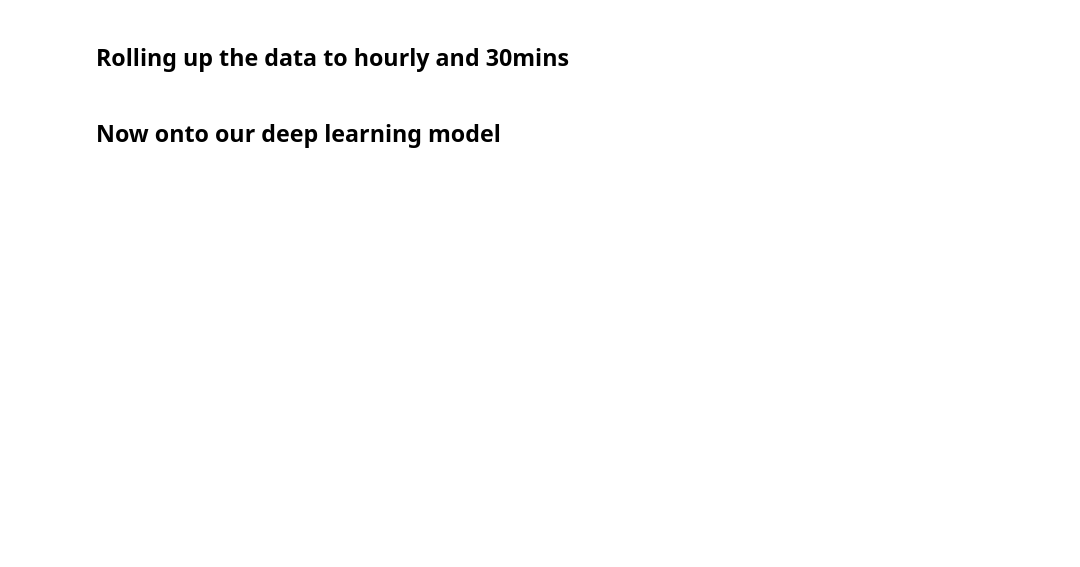
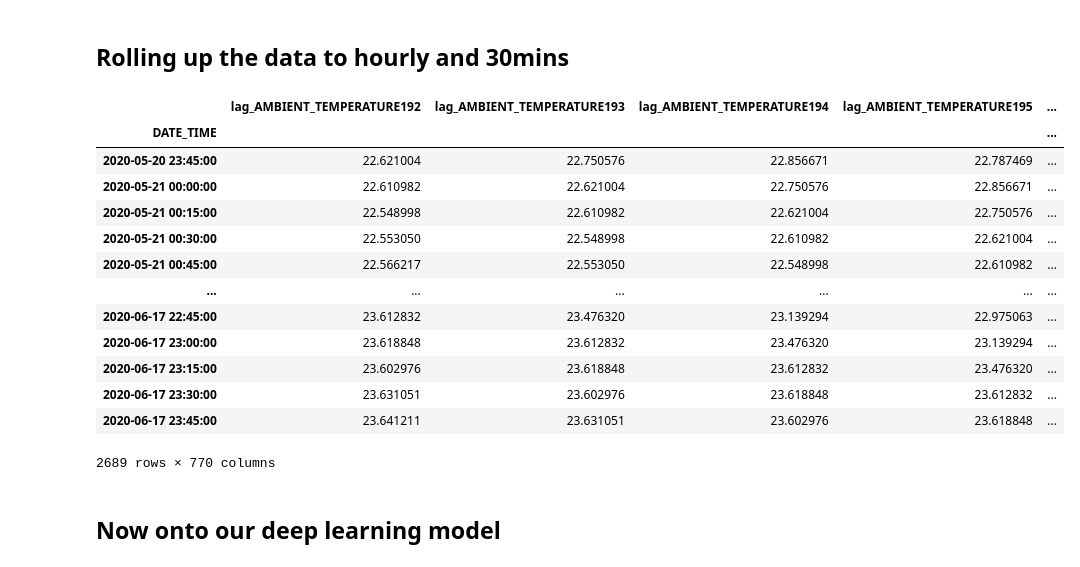
Before and after one commit to joshmdata/data-science-projects, a Jupyter notebook: time-series-forecasting-solar-power-generation.ipynb, the cells around one changed output. Cells and saved outputs as stored; diff of their text form; code cells hidden in the pictures; blank space fills up the shorter version.

```diff
--- a/time-series-forecasting-solar-power-generation.ipynb
+++ b/time-series-forecasting-solar-power-generation.ipynb
@@ -578,4 +572,21 @@ plt.plot(X[X.index > '2020-06-10'].index, y_baseline[X.index > '2020-06-10'], al
 # %% [markdown]
 ## Rolling up the data to hourly and 30mins
+# %%
+X
+# %% [output]
+|  | lag_AMBIENT_TEMPERATURE192 | lag_AMBIENT_TEMPERATURE193 | lag_AMBIENT_TEMPERATURE194 | lag_AMBIENT_TEMPERATURE195 | ... |
+| DATE_TIME |  |  |  |  | ... |
+| 2020-05-20 23:45:00 | 22.621004 | 22.750576 | 22.856671 | 22.787469 | ... |
+| 2020-05-21 00:00:00 | 22.610982 | 22.621004 | 22.750576 | 22.856671 | ... |
+| 2020-05-21 00:15:00 | 22.548998 | 22.610982 | 22.621004 | 22.750576 | ... |
+| 2020-05-21 00:30:00 | 22.553050 | 22.548998 | 22.610982 | 22.621004 | ... |
+| 2020-05-21 00:45:00 | 22.566217 | 22.553050 | 22.548998 | 22.610982 | ... |
+| ... | ... | ... | ... | ... | ... |
+| 2020-06-17 22:45:00 | 23.612832 | 23.476320 | 23.139294 | 22.975063 | ... |
+| 2020-06-17 23:00:00 | 23.618848 | 23.612832 | 23.476320 | 23.139294 | ... |
+| 2020-06-17 23:15:00 | 23.602976 | 23.618848 | 23.612832 | 23.476320 | ... |
+| 2020-06-17 23:30:00 | 23.631051 | 23.602976 | 23.618848 | 23.612832 | ... |
+| 2020-06-17 23:45:00 | 23.641211 | 23.631051 | 23.602976 | 23.618848 | ... |
+2689 rows × 770 columns
 # %% [markdown]
 ## Now onto our deep learning model
```
Also changed, not shown: parts of 23 cells of this notebook.
